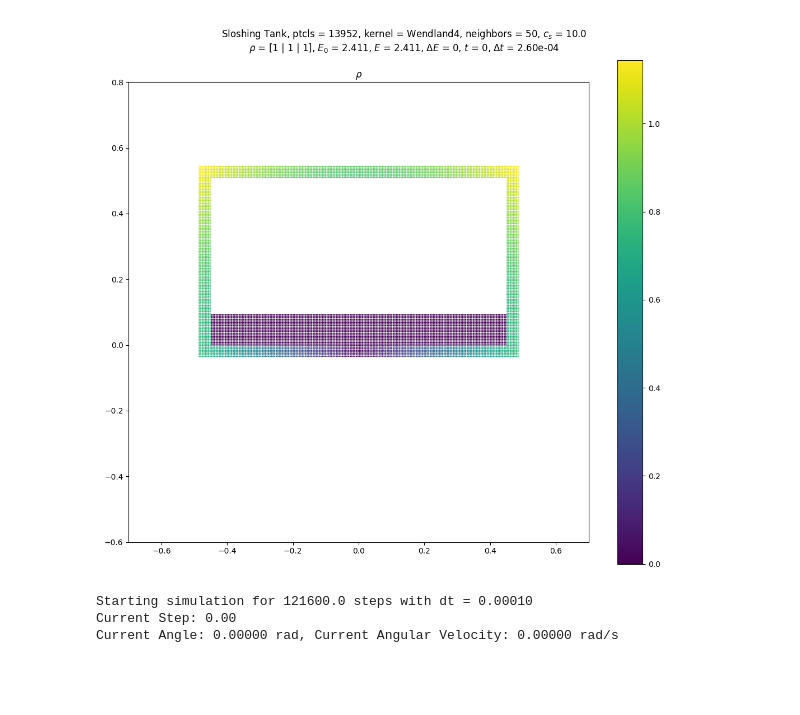
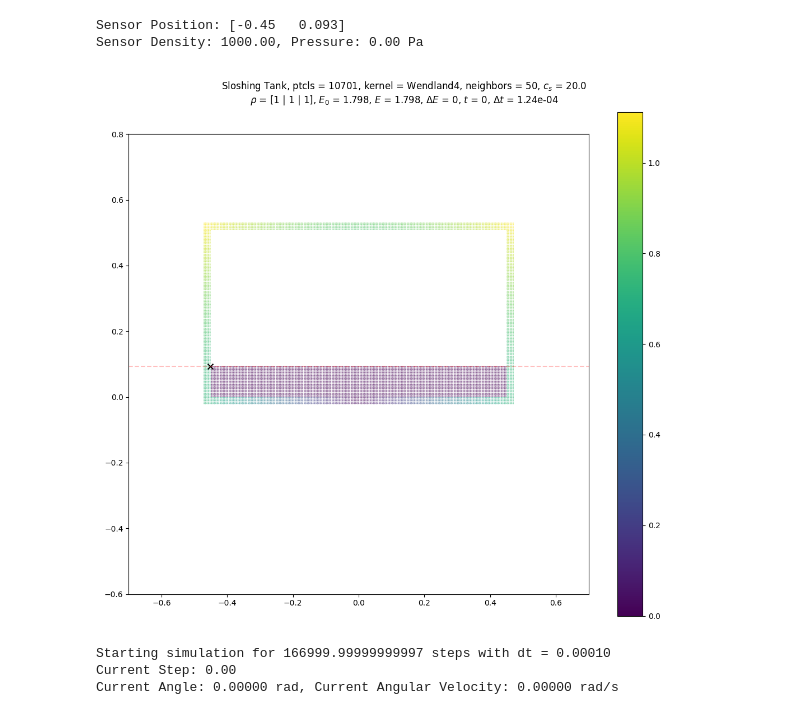
Before and after one commit to tum-pbs/diffSPH, a Jupyter notebook: examples/weaklyCompressible/16_SloshingTank.ipynb, the cells around one changed output. Saved outputs shown, nothing was run; the diff lists cells and outputs as text; code cells hidden in the pictures; blank space fills up the shorter version.

```diff
--- a/examples/weaklyCompressible/16_SloshingTank.ipynb
+++ b/examples/weaklyCompressible/16_SloshingTank.ipynb
@@ -105,6 +114,7 @@ domain.max = torch.tensor([L/2/ aspect + dx*band, L/2 + dx * band], device = dev
 
 domain.min = torch.tensor([dmin[0] - dx*band, dmin[1] - dx*band], device = device, dtype = dtype)
 domain.max = torch.tensor([dmax[0] + dx*band, dmax[1] + dx*band], device = device, dtype = dtype)
+domain.periodic[:] = True
 
 interiorDomain = buildDomainDescription(l = L, dim = dim, periodic = True, device = device, dtype = dtype)
 interiorDomain.min = torch.tensor([-L/2 / aspect, -L/2], device = device, dtype = dtype)
@@ -135,16 +145,19 @@ config['fluid'] = {
 config['surfaceDetection']['active'] = freeSurface
 config['shifting']['freeSurface'] = freeSurface
 config['pressure']['term'] = 'nonConservative'
+# config['pressure']['term'] = 'Antuono'
 # config['shifting']['active'] = False
 
 config['gravity'] = {
     'active': True,
-    'magnitude': 9.8,
+    'magnitude': 10.0,
     'mode': 'directional',
     'direction': torch.tensor([0, -1], device = device, dtype = dtype)
 }
-config['shifting']['projectionScheme'] = 'derp'
-config['shifting']['active'] = True
+config['shifting']['projectionScheme'] = 'dot'
+config['shifting']['active'] = False
+config['shifting']['projectQuantities'] = False
+# config['shifting']['scheme'] = 'IPS'
 # %%
 dx
 # %% [output]
@@ -152,3 +165,5 @@ dx
+# %%
+config['particle']['shortEdge'] = False
 # %%
 fluid_sdf = lambda x: sampleDomainSDF(x, domain, invert = True)
 domain_sdf = lambda x: sampleDomainSDF(x, interiorDomain, invert = False)
@@ -172,8 +187,8 @@ combined_sdf = lambda points: sampleSDF(points, operatorDict['union'](box_outer_
 
 regions = []
 
-regions.append(buildRegion(sdf = fluid, config = config, type = 'fluid'))
-regions.append(buildRegion(sdf = combined_sdf, config = config, type = 'boundary', kind = 'driven'))
+regions.append(buildRegion(sdf = fluid, config = config, type = 'fluid', minOrMax = 'max'))
+regions.append(buildRegion(sdf = combined_sdf, config = config, type = 'boundary', kind = 'driven', minOrMax = 'max'))
 regions[-1]['sdf'] = lambda points: sampleSDF(points, box_inner, invert = True)
 # regions.append(buildRegion(sdf = inlet_sdf, config = config, type = 'inlet', dirichletValues={'densities': config['fluid']['rho0'], 'velocities': torch.tensor([1,0], device = device, dtype = dtype)}, updateValues = {'densities': 0, 'velocities': torch.tensor([0,0], device = device, dtype = dtype)}))
 
@@ -331,7 +346,7 @@ sc = axis[0,0].scatter(particleState.positions[boundaryparticles,0].cpu().numpy(
 
 fig.colorbar(sc, ax=axis[0,0], label='Mass of Boundary Particles')
 axis[0,0].scatter(particleState.positions[particleState.kinds==0,0].cpu().numpy(), particleState.positions[particleState.kinds==0,1].cpu().numpy(), s=1, c = 'blue')
-
+axis[0,0].scatter(particleState.positions[particleState.kinds==2,0].cpu().numpy(), particleState.positions[particleState.kinds==2,1].cpu().numpy(), s=1, c = 'grey', marker='x')
 
 print(sum([region['particles'].positions.shape[0] for region in regions]))
 # %% [output]
@@ -444,2 +459,0 @@ tensor(0.0003, device='cuda:0')
-# %%
-config['neighborhood']['verletScale'] = 1
@@ -446,5 +500,31 @@ config['neighborhood']['verletScale'] = 1
+# %%
+sensor = torch.tensor([-W, F], device = device, dtype = dtype)
+print('Sensor Position:', sensor.cpu().numpy())
+
+boundaryParticles = particleSystem.systemState.kinds == 1
+
+pointDistance = torch.norm(particleSystem.systemState.positions[boundaryParticles] - sensor.unsqueeze(0), dim=1)
+sensorIndex = torch.argmin(pointDistance)
+fullIndex = torch.arange(particleSystem.systemState.positions.shape[0], device = device)[boundaryParticles][sensorIndex]
+actualPosition = particleSystem.systemState.positions[fullIndex]
+
+
+rho0 = config['fluid']['rho0']
+c_s = config['fluid']['c_s']
+gamma = 7.0
+
+density = particleSystem.systemState.densities[fullIndex].cpu().numpy()
+pressure = (config['fluid']['c_s'] ** 2) * (density - config['fluid']['rho0'])
+taitPressure = rho0 * c_s**2 / gamma * ((density / rho0)**gamma - 1)
+
+
+print(f'Sensor Density: {density:.2f}, Pressure: {taitPressure:.2f} Pa')
+# print(taitPressure)
+# %% [output]
+Sensor Position: [-0.45   0.093]
+Sensor Density: 1000.00, Pressure: 0.00 Pa
 # %%
-
+figsize = (11,10)
 
 ## Setup values for plotting
 
@@ -473,36 +553,53 @@ initialEnergy = initialKineticEnergy + initialPotentialEnergy if initialPotentia
 fig, axis = plt.subplots(1, 1, figsize = figsize, squeeze=False)
 
 axes = axis.flatten()
 
-markerSize = 0.5
+markerSize = 0.1
 velocityPlot = visualizeParticles(fig, axes[0],
             particles = particleSystem.systemState,
             domain = config['domain'],
             quantity = particleSystem.systemState.velocities,
             which = 'both',
             mapping = 'L2',
             cmap = 'viridis',
             visualizeBoth=True,
             kernel = config['kernel'],
             plotDomain = False,
             gridVisualization=False, markerSize=markerSize, streamLines=False)
 
+# offsetPlot = visualizeParticles(fig, axes[1],
+#             particles = particleSystem.systemState,
+#             domain = config['domain'],
+#             quantity = torch.atan2(particleSystem.systemState.ghostOffsets[:,1], particleSystem.systemState.ghostOffsets[:,0]),
+#             # quantity = particleSystem.systemState.ghostOffsets,
+#             which = 'both',
+#             mapping = '.y',
+#             cmap = 'twilight',
+#             visualizeBoth=True,
+#             kernel = config['kernel'],
+#             plotDomain = False,
+#             gridVisualization=False, markerSize=markerSize, streamLines=False)
+
+
 # axis[0,0].scatter(particleSystem.systemState.positions[particleSystem.systemState.kinds==2,0].cpu().numpy(), particleSystem.systemState.positions[particleSystem.systemState.kinds==2,1].cpu().numpy(), s=1, c = 'orange')
 
-axis[0,0].set_title(r'$\rho$')
+# axis[0,0].set_title(r'$\rho$')
 
 totalInitialEnergy = (initialEnergy).sum().detach().cpu().item()
 totalEnergy = (initialEnergy).sum().detach().cpu().item()
 
 fig.suptitle(f'{simulationName}, ptcls = {particleState.positions.shape[0]}, kernel = {config["kernel"].name}, neighbors = {config["targetNeighbors"]:.2g}, $c_s$ = {config["fluid"]["c_s"]:.1f}\n$\\rho$ = [{rhoMin:.4g} | {rhoMean:.4g} | {rhoMax:.4g}], $E_0$ = {totalInitialEnergy:.4g}, $E$ = {totalEnergy:.4g}, $\\Delta E$ = {totalEnergy - totalInitialEnergy:.4g}, $t$ = {particleSystem.t:.4g}, $\Delta t$ = {dt:.2e}')
 
 for ax in axis.flatten():
         ax.set_xlim(dmin[0], dmax[0])
         ax.set_ylim(dmin[1], dmax[1])
 
+ax.axhline(F, color='red', linestyle='--', label='Fill Level', alpha = 0.25)
+ax.scatter(actualPosition[0].cpu().numpy(), actualPosition[1].cpu().numpy(), s=50, c='black', marker='x', label='Sensor Position')
+
 fig.tight_layout()
 # %% [output]
-[figure, old version]
+[figure, new version]
 # %%
 t = torch.tensor(0.0, device = device, dtype = dtype)
 dt = 0.0001
@@ -521,11 +618,13 @@ print(f'Current Step: {currentStep:.2f}')
 print(f'Current Angle: {currentAngle:.5f} rad, Current Angular Velocity: {angularVelocity:.5f} rad/s')
 
 timesteps = rollTimes[-1] // dt + 1
+
+timesteps = 7.0 // dt +1
 timesteps = int(timesteps)
 
-plotInterval = 40
+plotInterval = 50
 # %% [output]
-Starting simulation for 121600.0 steps with dt = 0.00010
+Starting simulation for 166999.99999999997 steps with dt = 0.00010
 Current Step: 0.00
 Current Angle: 0.00000 rad, Current Angular Velocity: 0.00000 rad/s
 # %%
```
Also changed, not shown: parts of 18 cells of this notebook, 39 other files.
